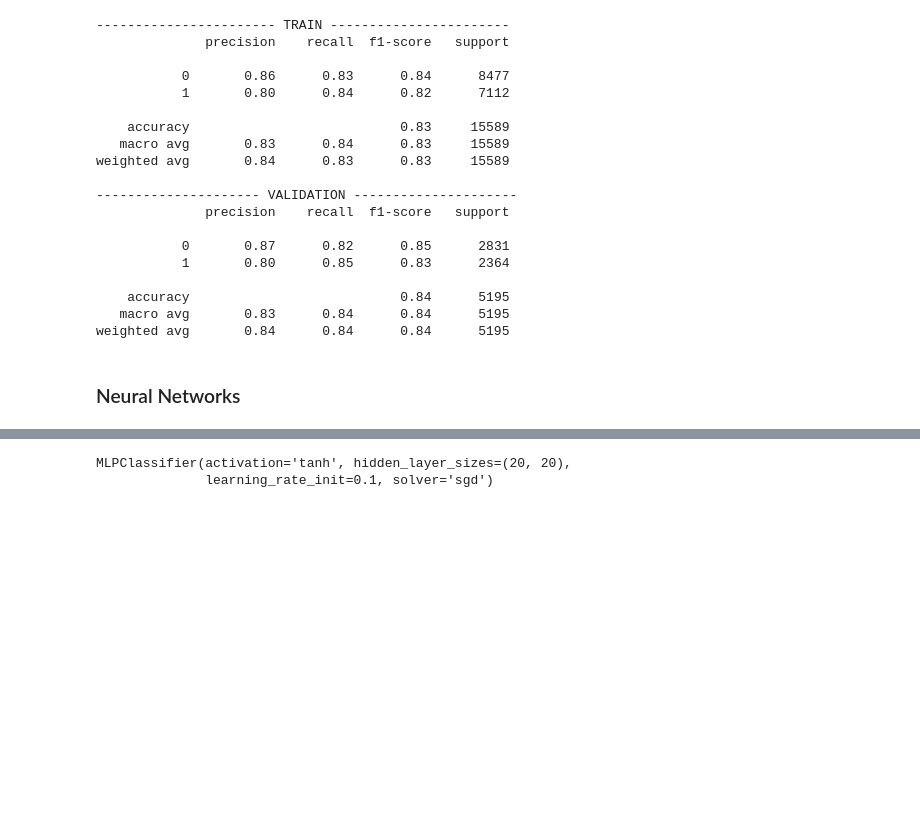
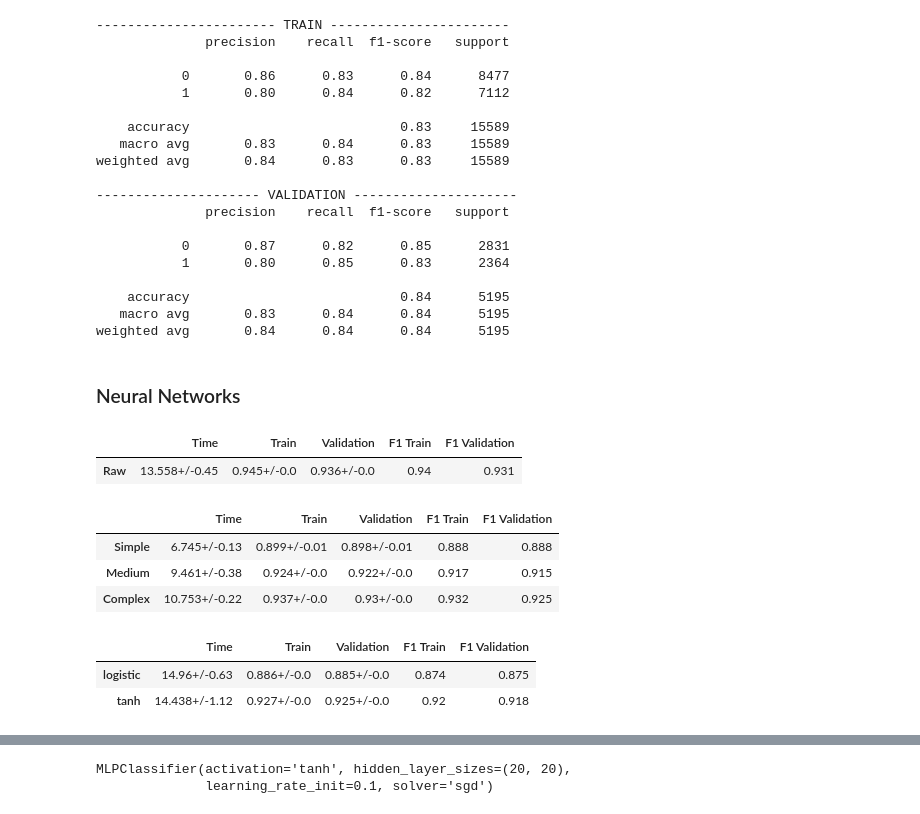
Before and after one commit to Leon209/Project_1-Supervised-Model, a Jupyter notebook: Project 1.ipynb, the cells around one changed output, grey strips where cells are left out. Cells and saved outputs as stored; diff of their text form; code cells hidden in the pictures; blank space fills up the shorter version.

Commit message:
added F1 Score

```diff
--- a/Project 1.ipynb
+++ b/Project 1.ipynb
@@ -800,6 +802,8 @@ def avg_score(model):
     score_train = []
     score_val = []
     timer = []
+    f1_score_val = []
+    f1_score_train = []
 
     for i in range(10):
         begin = time.perf_counter() # start counting time
@@ -811,6 +815,9 @@ def avg_score(model):
         score_train.append(value_train) # append the mean accuracy in train to your list score_train
         score_val.append(value_val) # append the mean accuracy in validation to your list score_val
         timer.append(end-begin) # append the time to your list timer
+        f1_score_val.append(f1_score(model.predict(X_validate), y_validate))
+        f1_score_train.append(f1_score(model.predict(X_train), y_train))
+
 
     avg_time = round(np.mean(timer),3) # check the mean value of training time for your 10 models
     avg_train = round(np.mean(score_train),3) # check the mean accuracy in train for your 10 models
@@ -818,9 +825,11 @@ def avg_score(model):
     std_time = round(np.std(timer),2) # check the standard deviation of training time for your 10 models
     std_train = round(np.std(score_train),2) # check the standard deviation of the mean accuracy in train for your 10 models
     std_val = round(np.std(score_val),2) # check the standard deviation of the mean accuracy in validation for your 10 models
+    avg_f1_val = round(np.mean(f1_score_val),3)
+    avg_f1_train = round(np.mean(f1_score_train),3)
 
     return str(avg_time) + '+/-' + str(std_time), str(avg_train) + '+/-' + str(std_train),\
-str(avg_val) + '+/-' + str(std_val)
+str(avg_val) + '+/-' + str(std_val), str(avg_f1_train), str(avg_f1_val)
 # %%
 def show_results(df, models):
     """
@@ -830,29 +839,41 @@ def show_results(df, models):
     # for each model passed as argument
     for model in models:
         # obtain the results provided by avg_score
-        time, avg_train, avg_val = avg_score(model)
+        time, avg_train, avg_val, avg_f1_train, avg_f1_val = avg_score(model)
         # store the results in the right row
-        df.iloc[count] = time, avg_train, avg_val
+        df.iloc[count] = time, avg_train, avg_val, avg_f1_train, avg_f1_val
         count+=1
     return df
 # %%
 model = MLPClassifier()
 # %%
-#df = pd.DataFrame(columns = ['Time','Train','Validation'], index = ['Raw'])
-#show_results(df, [model])
+df = pd.DataFrame(columns = ['Time','Train','Validation','F1 Train','F1 Validation'], index = ['Raw'])
+show_results(df, [model])
+# %% [output]
+|  | Time | Train | Validation | F1 Train | F1 Validation |
+| Raw | 13.558+/-0.45 | 0.945+/-0.0 | 0.936+/-0.0 | 0.94 | 0.931 |
 # %%
 model_simple = MLPClassifier(hidden_layer_sizes=(5))
 model_medium = MLPClassifier(hidden_layer_sizes=(10,10))
 model_complex = MLPClassifier(hidden_layer_sizes=(20, 20))
 
-#df = pd.DataFrame(columns = ['Time','Train','Validation'], index = ['Simple','Medium','Complex'])
-#show_results(df, [model_simple, model_medium, model_complex])
+df = pd.DataFrame(columns = ['Time','Train','Validation','F1 Train','F1 Validation'], index = ['Simple','Medium','Complex'])
+show_results(df, [model_simple, model_medium, model_complex])
+# %% [output]
+|  | Time | Train | Validation | F1 Train | F1 Validation |
+| Simple | 6.745+/-0.13 | 0.899+/-0.01 | 0.898+/-0.01 | 0.888 | 0.888 |
+| Medium | 9.461+/-0.38 | 0.924+/-0.0 | 0.922+/-0.0 | 0.917 | 0.915 |
+| Complex | 10.753+/-0.22 | 0.937+/-0.0 | 0.93+/-0.0 | 0.932 | 0.925 |
 # %%
 model_logistic = MLPClassifier(activation='logistic')
 model_tanh = MLPClassifier(activation='tanh')
 
-df = pd.DataFrame(columns = ['Time','Train','Validation'], index = ['logistic','tanh'])
+df = pd.DataFrame(columns = ['Time','Train','Validation','F1 Train','F1 Validation'], index = ['logistic','tanh'])
 show_results(df, [model_logistic, model_tanh])
+# %% [output]
+|  | Time | Train | Validation | F1 Train | F1 Validation |
+| logistic | 14.96+/-0.63 | 0.886+/-0.0 | 0.885+/-0.0 | 0.874 | 0.875 |
+| tanh | 14.438+/-1.12 | 0.927+/-0.0 | 0.925+/-0.0 | 0.92 | 0.918 |
 # %%
 model_sgd = MLPClassifier(solver = 'sgd')
 model_adam = MLPClassifier(solver = 'adam')
```
Also changed, not shown: parts of 12 cells of this notebook.
